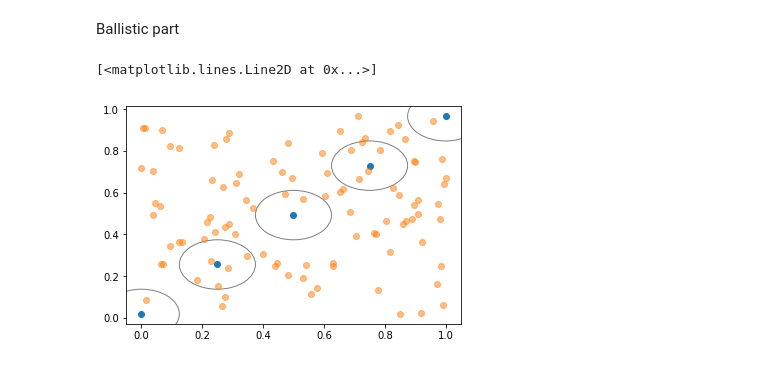
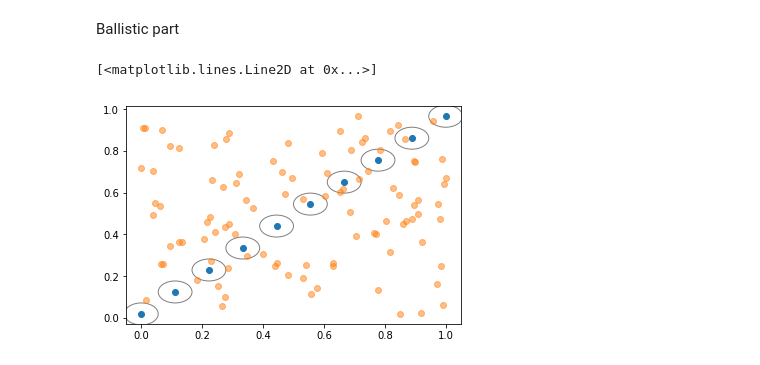
Before and after one commit to romainrey/ANN_DD2437, a Jupyter notebook: Labs_Code/Lab2/Lab 2.ipynb, the cells around one changed output. Drawn from its saved outputs; the diff is of its cells as text; code cells hidden in the pictures.

```diff
--- a/Labs_Code/Lab2/Lab 2.ipynb
+++ b/Labs_Code/Lab2/Lab 2.ipynb
@@ -522,15 +537,15 @@ def rbf_sequential_epochs_test(x_train, y_train, x_test, y_test, n_hidden, epoch
     return(np.mean(abs(output-y_test)))
 # %%
 from matplotlib.patches import Ellipse
-mu_v, sigma_v = initialize_phi_param_r2(x=ballist_x,n=5)
+mu_v, sigma_v = initialize_phi_param_r2(x=ballist_x,n=10)
 fig, ax = plt.subplots()
 ax.plot(mu_v[0], mu_v[1], 'o')
 ellipses = [Ellipse(xy=(mu_v[0][i],mu_v[1][i]),height=sigma_v[i][1],width=sigma_v[i][0], fill = False, alpha = 0.5) for i in range(len(mu_v[0]))]
 
 for e in ellipses:
     ax.add_artist(e)
 
 ax.plot(ballist_x[0],ballist_x[1], 'o', alpha = 0.5)
 # %% [output]
 [<matplotlib.lines.Line2D at 0x...>]
-[figure, old version]
+[figure, new version]
```
Also changed, not shown: parts of 9 cells of this notebook.
